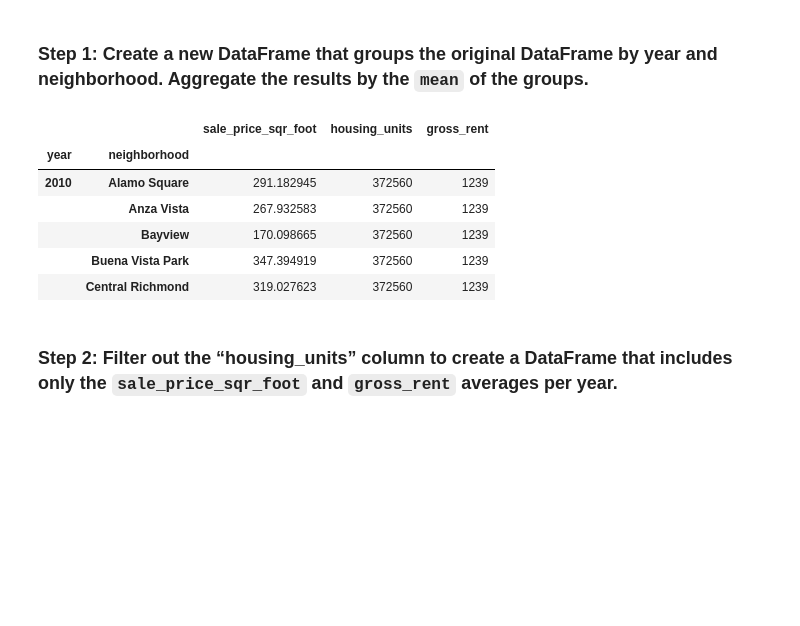
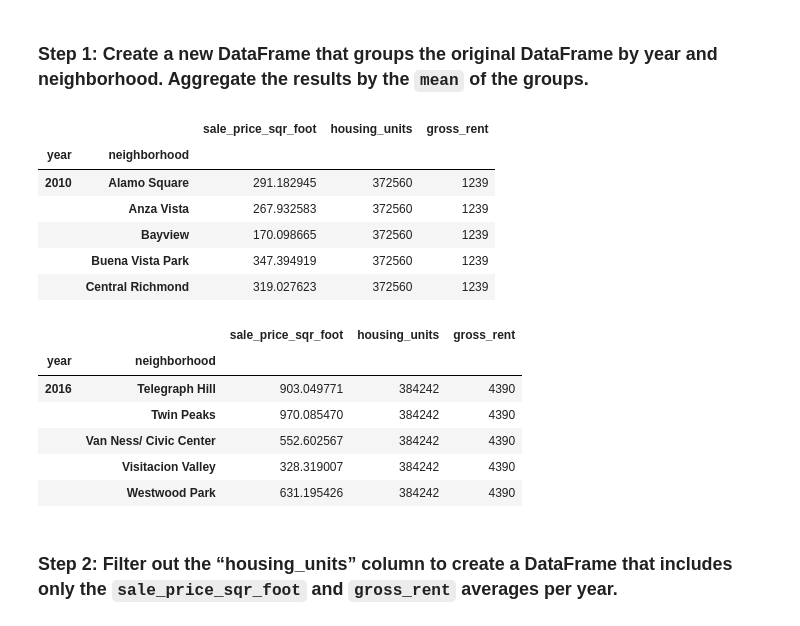
Before and after one commit to allyche/module_6_challenge, a Jupyter notebook: san_francisco_housing.ipynb, the cells around one changed output. Drawn from its saved outputs; the diff is of its cells as text; code cells hidden in the pictures; blank space fills up the shorter version.

Commit message:
Completed compare the average sale prices by neighborhood.

```diff
--- a/san_francisco_housing.ipynb
+++ b/san_francisco_housing.ipynb
@@ -362,18 +362,27 @@ For this part of the assignment, use interactive visualizations and widgets to e
 ### Step 1: Create a new DataFrame that groups the original DataFrame by year and neighborhood. Aggregate the results by the `mean` of the groups.
 # %%
 # Group by year and neighborhood and then create a new dataframe of the mean values
-prices_by_year_by_neighborhood = # YOUR CODE HERE
+prices_by_year_by_neighborhood = sfo_data_df.groupby(["year", "neighborhood"]).mean()
+prices_by_year_by_neighborhood2 = prices_by_year_by_neighborhood.drop(columns=["housing_units_in_thousands", "Housing Units (000's)","housing units (000's)", "housing_units_by_thousands"])
 
 # Review the DataFrame
-# YOUR CODE HERE
+display(prices_by_year_by_neighborhood2.head())
+display(prices_by_year_by_neighborhood2.tail())
 # %% [output]
 |  |  | sale_price_sqr_foot | housing_units | gross_rent |
 | year | neighborhood |  |  |  |
 | 2010 | Alamo Square | 291.182945 | 372560 | 1239 |
 |  | Anza Vista | 267.932583 | 372560 | 1239 |
 |  | Bayview | 170.098665 | 372560 | 1239 |
 |  | Buena Vista Park | 347.394919 | 372560 | 1239 |
 |  | Central Richmond | 319.027623 | 372560 | 1239 |
+|  |  | sale_price_sqr_foot | housing_units | gross_rent |
+| year | neighborhood |  |  |  |
+| 2016 | Telegraph Hill | 903.049771 | 384242 | 4390 |
+|  | Twin Peaks | 970.085470 | 384242 | 4390 |
+|  | Van Ness/ Civic Center | 552.602567 | 384242 | 4390 |
+|  | Visitacion Valley | 328.319007 | 384242 | 4390 |
+|  | Westwood Park | 631.195426 | 384242 | 4390 |
 # %% [markdown]
 ### Step 2: Filter out the “housing_units” column to create a DataFrame that includes only the `sale_price_sqr_foot` and `gross_rent` averages per year.
 # %%
```
Also changed, not shown: parts of 3 cells of this notebook.
